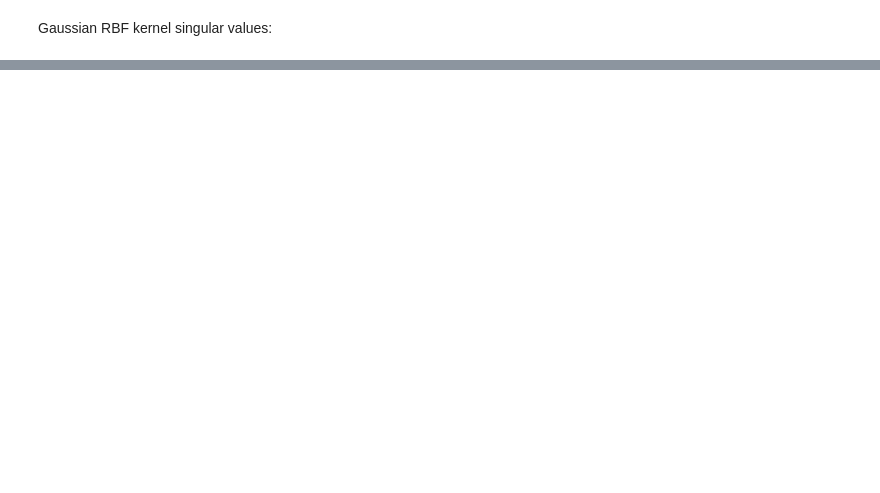
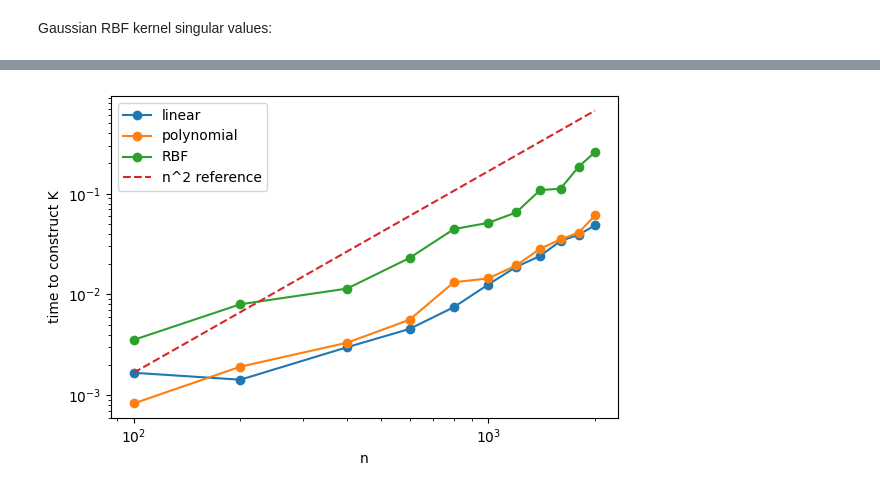
Before and after one commit to YTFORGE898/repo, a Jupyter notebook: Experiments/singular_value_plots_chapter2.ipynb, the cells around one changed output, grey strips where cells are left out. Cells and saved outputs as stored; diff of their text form; code cells hidden in the pictures; blank space fills up the shorter version.

```diff
--- a/Experiments/singular_value_plots_chapter2.ipynb
+++ b/Experiments/singular_value_plots_chapter2.ipynb
@@ -125,0 +216,22 @@ plt.show()
+# %%
+# Plot with references
+plt.figure(figsize=(6, 4))
+
+for name in tdf["kernel"].unique():
+    part = tdf[tdf["kernel"] == name]
+    plt.loglog(part["n"], part["time"], marker="o", label=name)
+
+# reference n^2 line, scaled to the linear kernel first point
+ref_n = np.array(ns, dtype=float)
+first_time = tdf[(tdf["kernel"] == "linear") & (tdf["n"] == ns[0])]["time"].iloc[0]
+ref = first_time * (ref_n / ref_n[0])**2
+plt.loglog(ref_n, ref, linestyle="--", label="n^2 reference")
+
+plt.xlabel("n")
+plt.ylabel("time to construct K")
+plt.legend()
+plt.tight_layout()
+plt.savefig("../Results/kernel_construction_time.pdf")
+plt.show()
+# %% [output]
+[figure, added]
```
Also changed, not shown: parts of 12 cells of this notebook, 17 other files.
